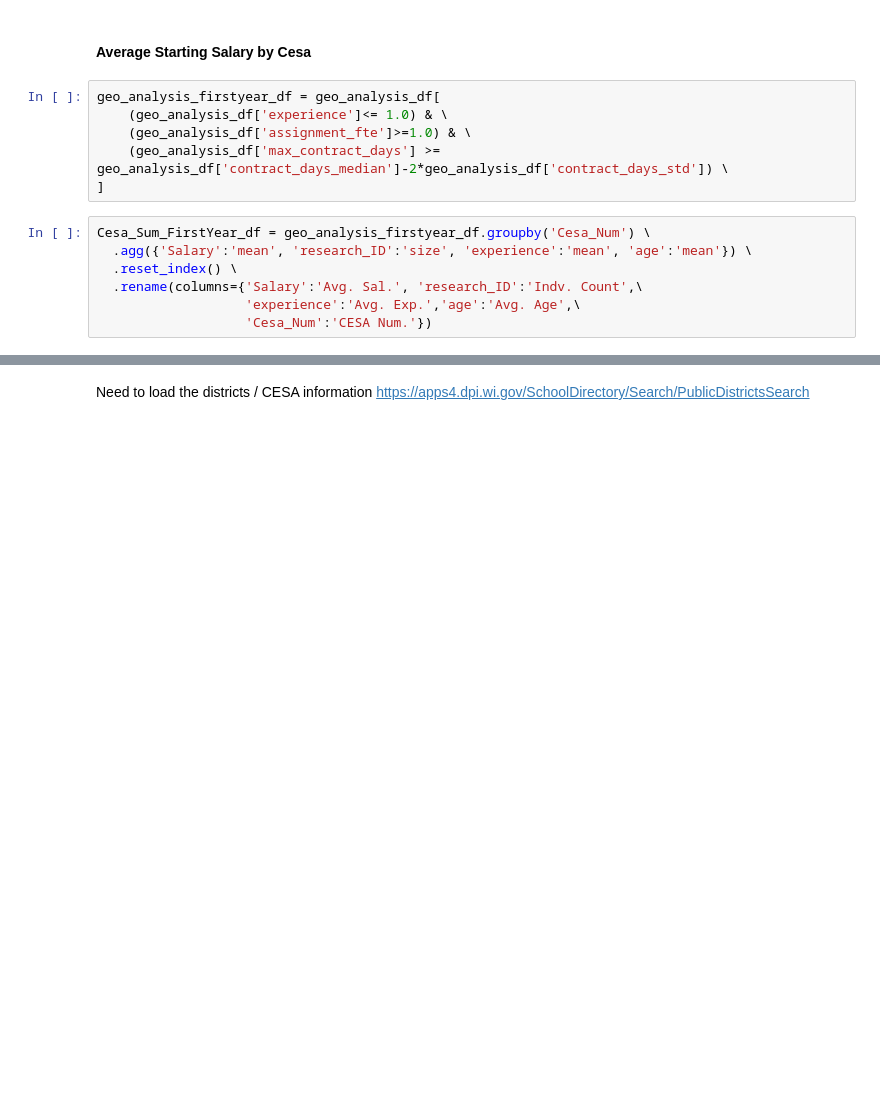
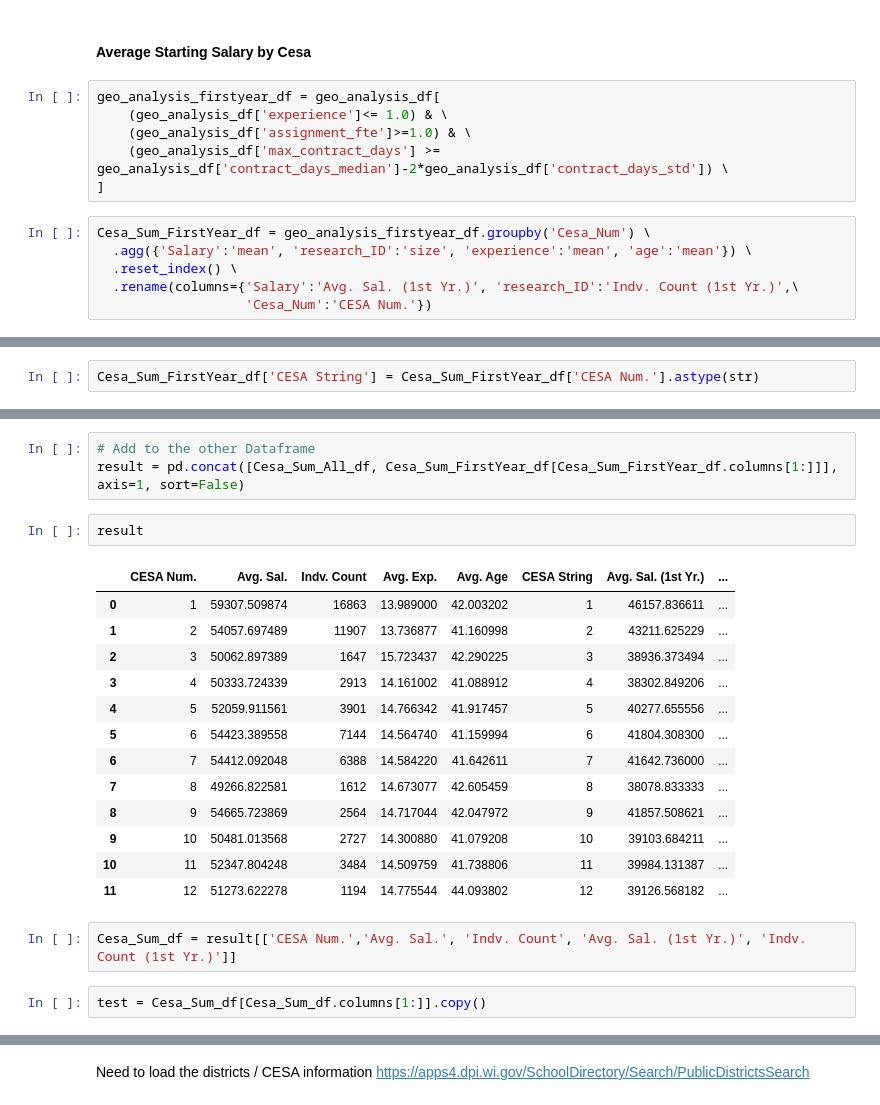
Before and after one commit to j-buss/wi-dpi, a Jupyter notebook: blog/5_A_Geographic_Descriptive_Analytics.ipynb, the cells around one changed output, grey strips where cells are left out. Saved outputs shown, nothing was run; the diff lists cells and outputs as text; blank space fills up the shorter version.

```diff
--- a/blog/5_A_Geographic_Descriptive_Analytics.ipynb
+++ b/blog/5_A_Geographic_Descriptive_Analytics.ipynb
@@ -189,6 +189,5 @@ geo_analysis_firstyear_df = geo_analysis_df[
 Cesa_Sum_FirstYear_df = geo_analysis_firstyear_df.groupby('Cesa_Num') \
   .agg({'Salary':'mean', 'research_ID':'size', 'experience':'mean', 'age':'mean'}) \
   .reset_index() \
-  .rename(columns={'Salary':'Avg. Sal.', 'research_ID':'Indv. Count',\
-                   'experience':'Avg. Exp.','age':'Avg. Age',\
+  .rename(columns={'Salary':'Avg. Sal. (1st Yr.)', 'research_ID':'Indv. Count (1st Yr.)',\
                    'Cesa_Num':'CESA Num.'})
@@ -211,0 +219,2 @@ Cesa_Sum_FirstYear_df
+# %%
+Cesa_Sum_FirstYear_df['CESA String'] = Cesa_Sum_FirstYear_df['CESA Num.'].astype(str)
@@ -211,0 +237,23 @@ Cesa_Sum_FirstYear_df
+# %%
+# Add to the other Dataframe
+result = pd.concat([Cesa_Sum_All_df, Cesa_Sum_FirstYear_df[Cesa_Sum_FirstYear_df.columns[1:]]], axis=1, sort=False)
+# %%
+result
+# %% [output]
+|  | CESA Num. | Avg. Sal. | Indv. Count | Avg. Exp. | Avg. Age | CESA String | Avg. Sal. (1st Yr.) | ... |
+| 0 | 1 | 59307.509874 | 16863 | 13.989000 | 42.003202 | 1 | 46157.836611 | ... |
+| 1 | 2 | 54057.697489 | 11907 | 13.736877 | 41.160998 | 2 | 43211.625229 | ... |
+| 2 | 3 | 50062.897389 | 1647 | 15.723437 | 42.290225 | 3 | 38936.373494 | ... |
+| 3 | 4 | 50333.724339 | 2913 | 14.161002 | 41.088912 | 4 | 38302.849206 | ... |
+| 4 | 5 | 52059.911561 | 3901 | 14.766342 | 41.917457 | 5 | 40277.655556 | ... |
+| 5 | 6 | 54423.389558 | 7144 | 14.564740 | 41.159994 | 6 | 41804.308300 | ... |
+| 6 | 7 | 54412.092048 | 6388 | 14.584220 | 41.642611 | 7 | 41642.736000 | ... |
+| 7 | 8 | 49266.822581 | 1612 | 14.673077 | 42.605459 | 8 | 38078.833333 | ... |
+| 8 | 9 | 54665.723869 | 2564 | 14.717044 | 42.047972 | 9 | 41857.508621 | ... |
+| 9 | 10 | 50481.013568 | 2727 | 14.300880 | 41.079208 | 10 | 39103.684211 | ... |
+| 10 | 11 | 52347.804248 | 3484 | 14.509759 | 41.738806 | 11 | 39984.131387 | ... |
+| 11 | 12 | 51273.622278 | 1194 | 14.775544 | 44.093802 | 12 | 39126.568182 | ... |
+# %%
+Cesa_Sum_df = result[['CESA Num.','Avg. Sal.', 'Indv. Count', 'Avg. Sal. (1st Yr.)', 'Indv. Count (1st Yr.)']]
+# %%
+test = Cesa_Sum_df[Cesa_Sum_df.columns[1:]].copy()
```
Also changed, not shown: parts of 10 cells of this notebook.
